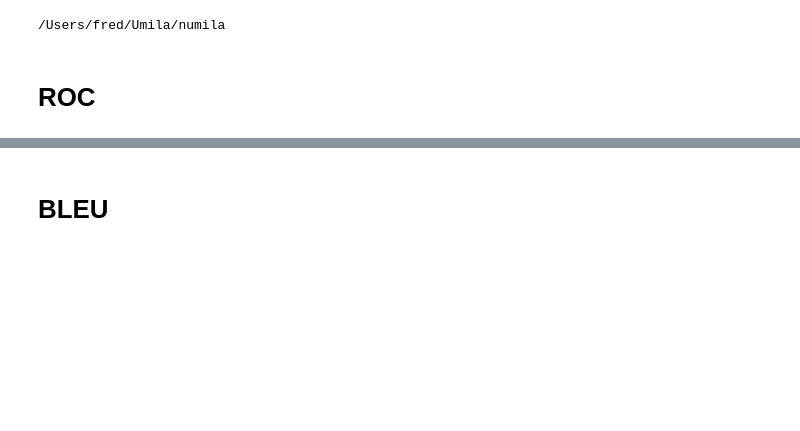
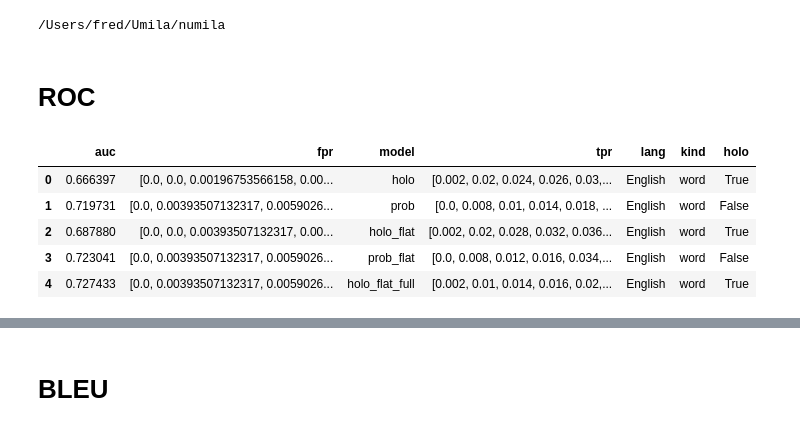
Before and after one commit to fredcallaway/graphs-in-space, a Jupyter notebook: notebooks/aucroc.ipynb, the cells around one changed output, grey strips where cells are left out. Drawn from its saved outputs; the diff is of its cells as text; code cells hidden in the pictures; blank space fills up the shorter version.

```diff
--- a/notebooks/aucroc.ipynb
+++ b/notebooks/aucroc.ipynb
@@ -25,3 +26,14 @@ roc_df = pd.read_pickle('pickles/roc')
+# %%
+roc_df = pd.read_pickle('pickles/roc_holoprob')
+roc_df['holo'] = [name.startswith('holo') for name in roc_df.model]
+roc_df.head()
+# %% [output]
+|  | auc | fpr | model | tpr | lang | kind | holo |
+| 0 | 0.666397 | [0.0, 0.0, 0.00196753566158, 0.00... | holo | [0.002, 0.02, 0.024, 0.026, 0.03,... | English | word | True |
+| 1 | 0.719731 | [0.0, 0.00393507132317, 0.0059026... | prob | [0.0, 0.008, 0.01, 0.014, 0.018, ... | English | word | False |
+| 2 | 0.687880 | [0.0, 0.0, 0.00393507132317, 0.00... | holo_flat | [0.002, 0.02, 0.028, 0.032, 0.036... | English | word | True |
+| 3 | 0.723041 | [0.0, 0.00393507132317, 0.0059026... | prob_flat | [0.0, 0.008, 0.012, 0.016, 0.034,... | English | word | False |
+| 4 | 0.727433 | [0.0, 0.00393507132317, 0.0059026... | holo_flat_full | [0.002, 0.01, 0.014, 0.016, 0.02,... | English | word | True |
 # %%
 def roc_plot(df):
     ax = plt.subplot(1,1,1)
```
Also changed, not shown: parts of 11 cells of this notebook, 13 other files.
